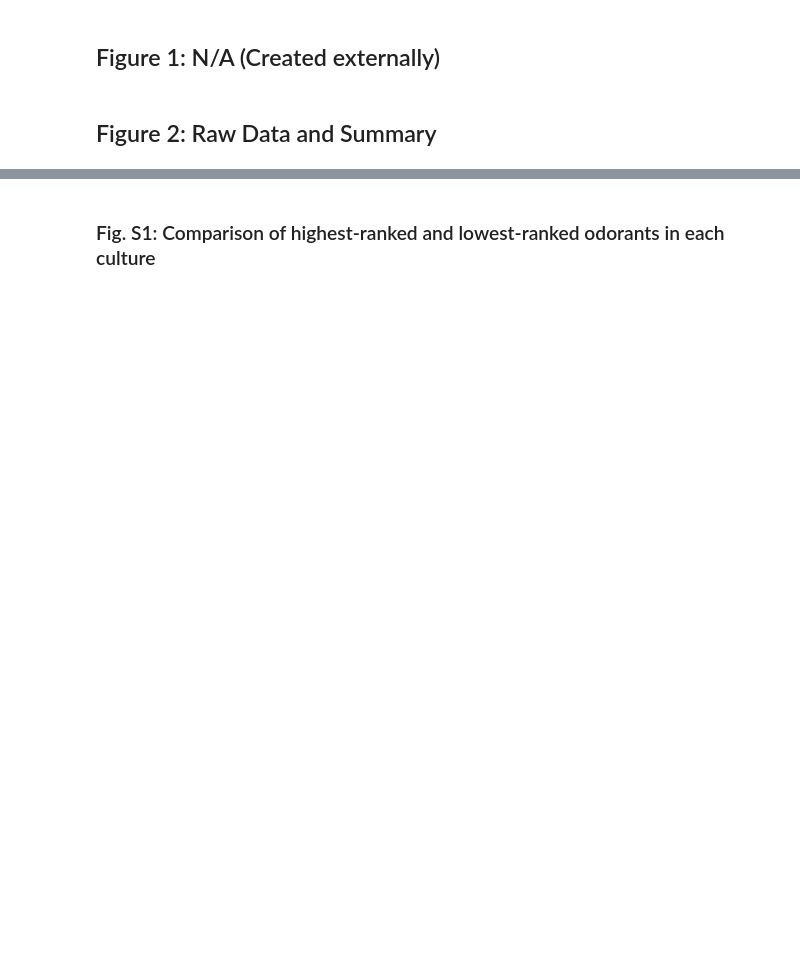
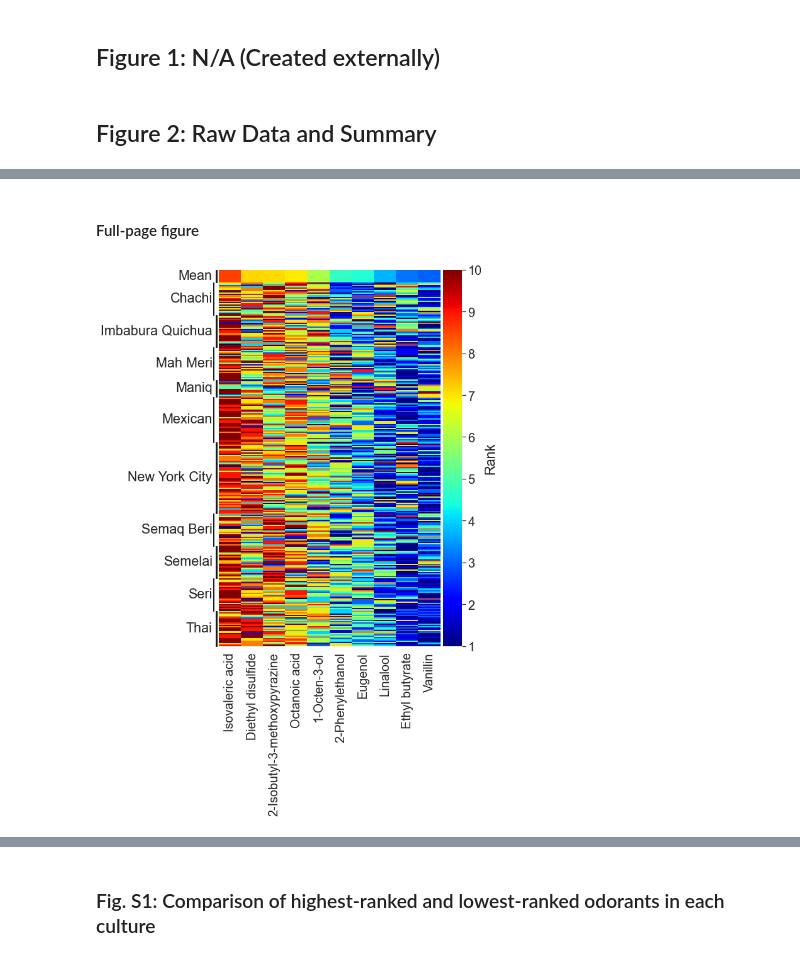
Before and after one commit to rgerkin/shared-pleasantness, a Jupyter notebook: main-analysis.ipynb, the cells around one changed output, grey strips where cells are left out. Cells and saved outputs as stored; diff of their text form; code cells hidden in the pictures; blank space fills up the shorter version.

```diff
--- a/main-analysis.ipynb
+++ b/main-analysis.ipynb
@@ -56,0 +70,14 @@ Figure 2: Summary of pleasantness rankings across individuals and cultures.  Bet
+# %% [markdown]
+#### Full-page figure
+# %%
+plt.figure(figsize=(7.5, 11))
+ax = sns.heatmap(z, yticklabels=[], cmap='jet', cbar_kws={'pad': 0.01, 'label': 'Rank', 'ticks':range(11)})
+ax.set_xlabel('')
+ax.set_ylabel('')
+for i, (group, range_) in enumerate(group_ranges.items()):
+    ax.text(-0.3, range_.mean()-0.1, group, va='center', ha='right', rotation=0)
+    #line = lines.Line2D(x, y, lw=5., color='r', alpha=0.4)
+    ax.arrow(-0.125 - 0.125*(i%2), range_.min(), 0, range_.max() + 1 - range_.min(), clip_on=False, color='k', length_includes_head=True, head_length=0, head_width=0, width=0.05)
+plt.savefig('Figure 2-fullpage.pdf', bbox_inches="tight", format='pdf')
+# %% [output]
+[figure, added]
```
Also changed, not shown: parts of 45 cells of this notebook, 3 other files.
